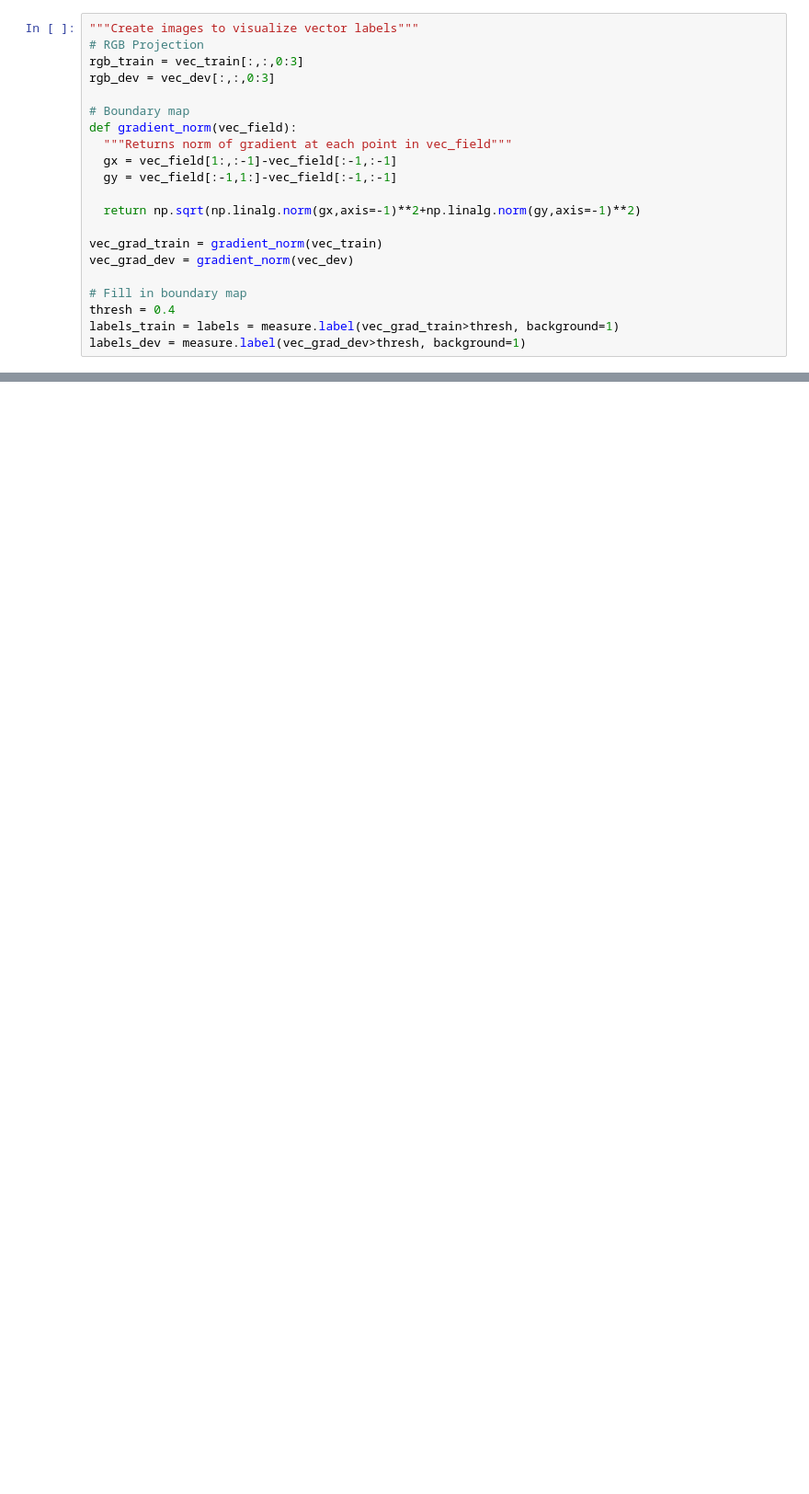
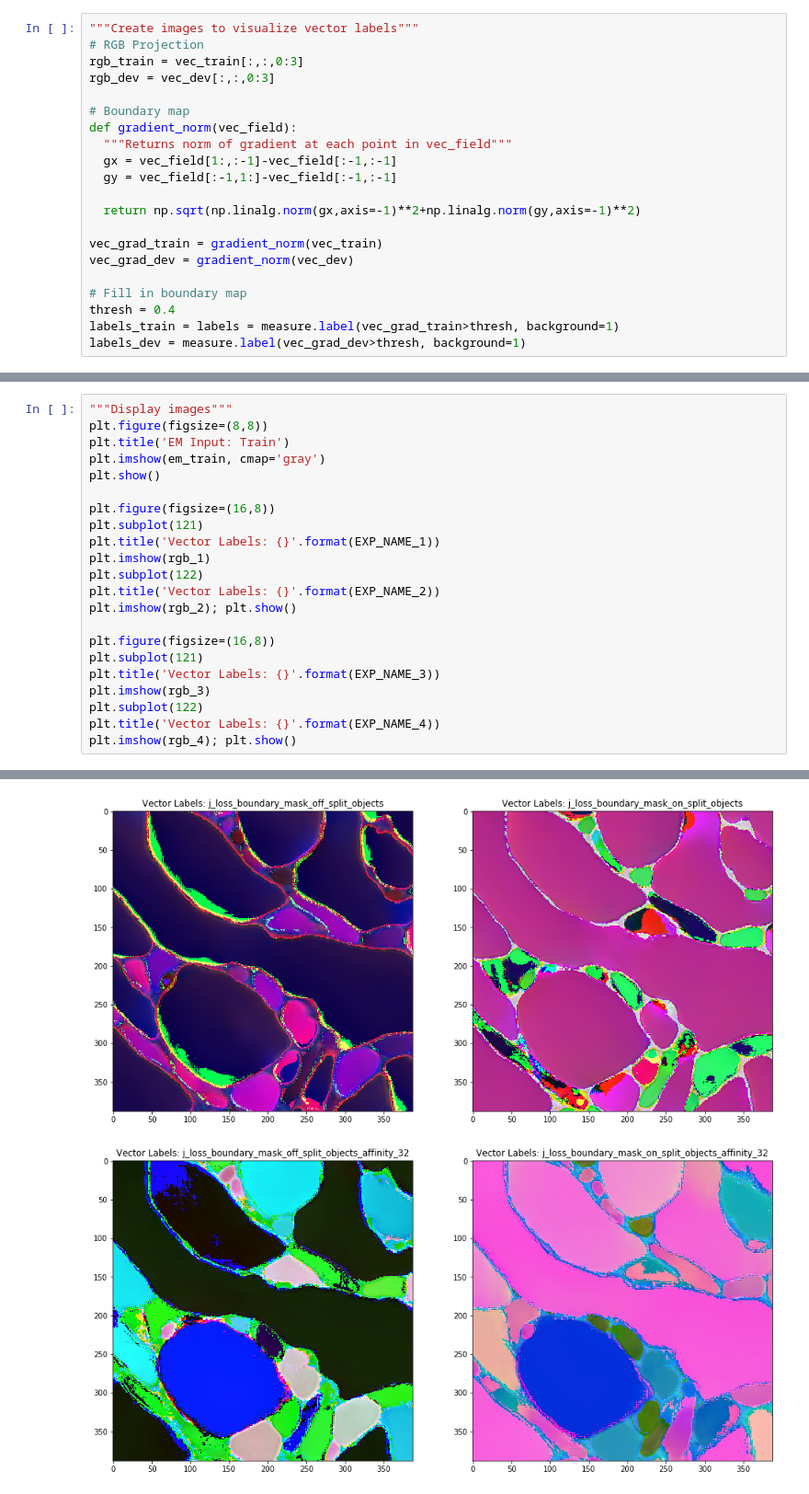
Before and after one commit to seung-lab/metric_segmentation, a Jupyter notebook: analysis/view_embeddings.ipynb, the cells around one changed output, grey strips where cells are left out. Shown at 92% size. Cells and saved outputs as stored; diff of their text form; blank space fills up the shorter version.

```diff
--- a/analysis/view_embeddings.ipynb
+++ b/analysis/view_embeddings.ipynb
@@ -159,0 +229,23 @@ plt.show()
+# %%
+"""Display images"""
+plt.figure(figsize=(8,8))
+plt.title('EM Input: Train')
+plt.imshow(em_train, cmap='gray')
+plt.show()
+
+plt.figure(figsize=(16,8))
+plt.subplot(121)
+plt.title('Vector Labels: {}'.format(EXP_NAME_1))
+plt.imshow(rgb_1)
+plt.subplot(122)
+plt.title('Vector Labels: {}'.format(EXP_NAME_2))
+plt.imshow(rgb_2); plt.show()
+
+plt.figure(figsize=(16,8))
+plt.subplot(121)
+plt.title('Vector Labels: {}'.format(EXP_NAME_3))
+plt.imshow(rgb_3)
+plt.subplot(122)
+plt.title('Vector Labels: {}'.format(EXP_NAME_4))
+plt.imshow(rgb_4); plt.show()
+# %% [output]
@@ -159,0 +253,2 @@ plt.show()
+[figure, added]
+[figure, added]
```
Also changed, not shown: parts of 23 cells of this notebook, 4 other files.
